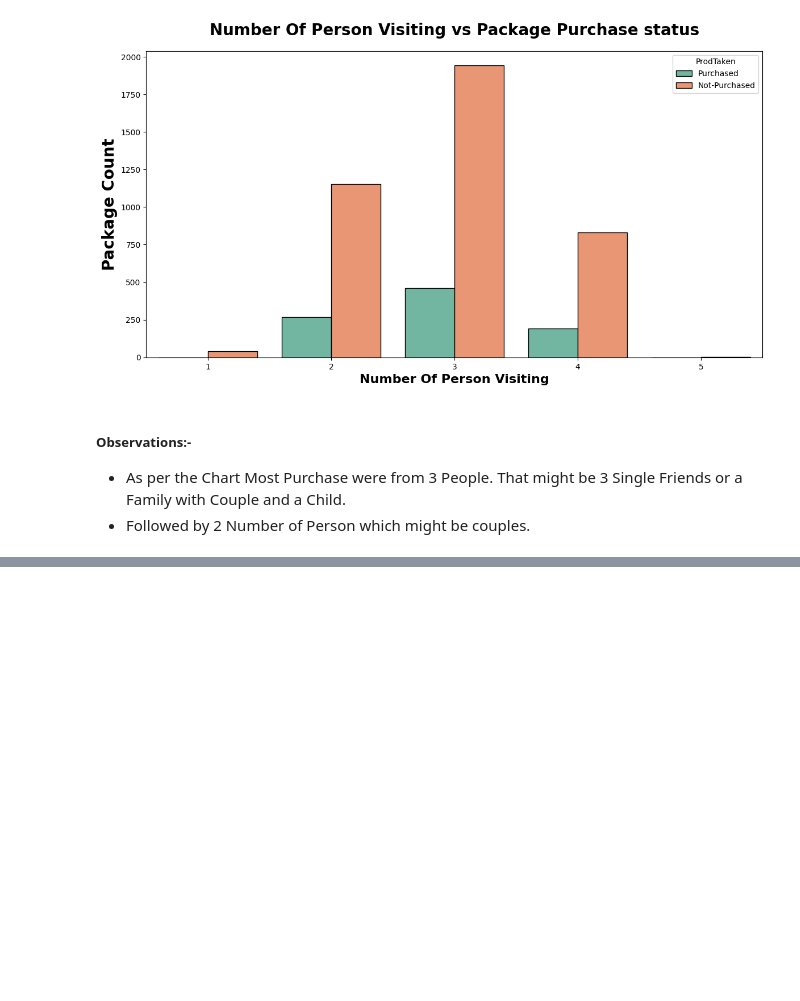
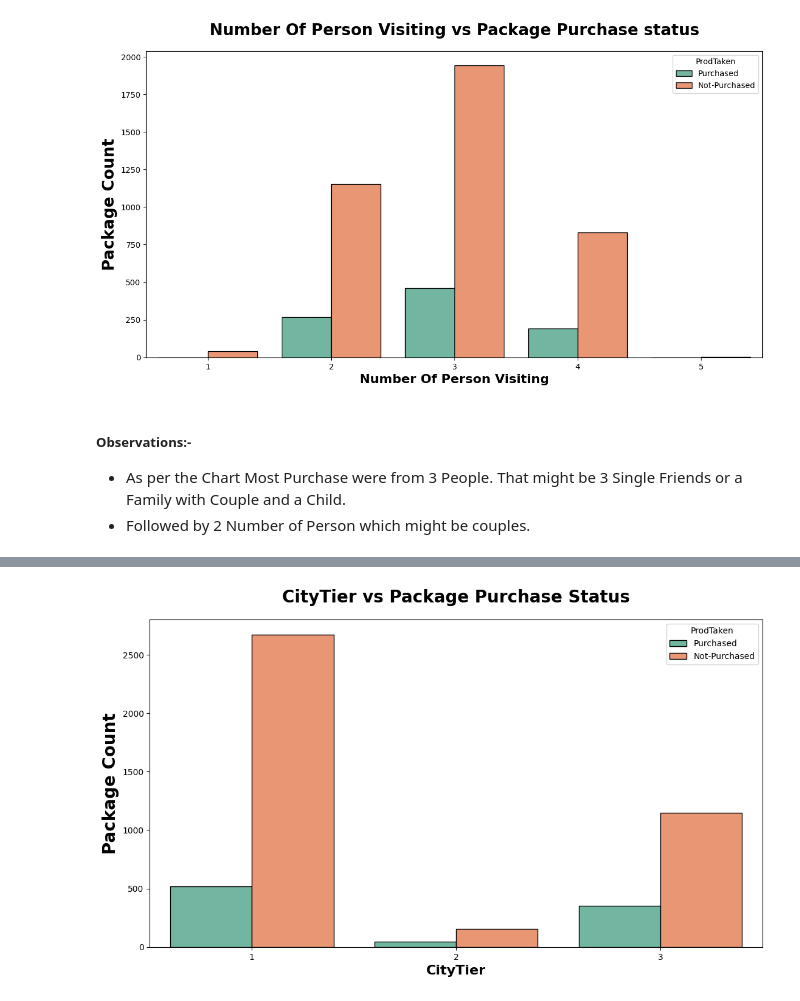
Before and after one commit to HARSHALKUMRE/Tourism-package, a Jupyter notebook: notebooks/1._EDA_On_Tourism_Package.ipynb, the cells around one changed output, grey strips where cells are left out. Cells and saved outputs as stored; diff of their text form; code cells hidden in the pictures; blank space fills up the shorter version.

```diff
--- a/notebooks/1._EDA_On_Tourism_Package.ipynb
+++ b/notebooks/1._EDA_On_Tourism_Package.ipynb
@@ -662,0 +719,9 @@ plt.show()
+# %%
+plt.subplots(figsize=(13, 7))
+sns.countplot(x="CityTier", hue="ProdTaken", data=df1, ec="black", palette="Set2")
+plt.title("CityTier vs Package Purchase Status", weight="bold", fontsize=20, pad=20)
+plt.ylabel("Package Count", weight="bold", fontsize=20)
+plt.xlabel("CityTier", weight="bold", fontsize=16)
+plt.show()
+# %% [output]
+[figure, added]
```
Also changed, not shown: parts of 36 cells of this notebook.
